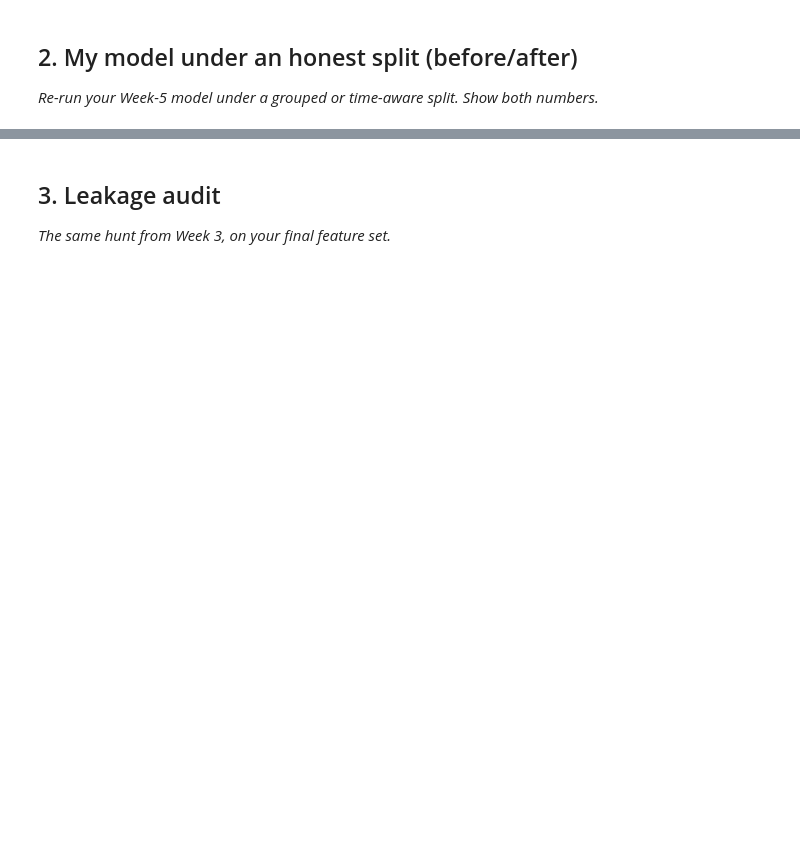
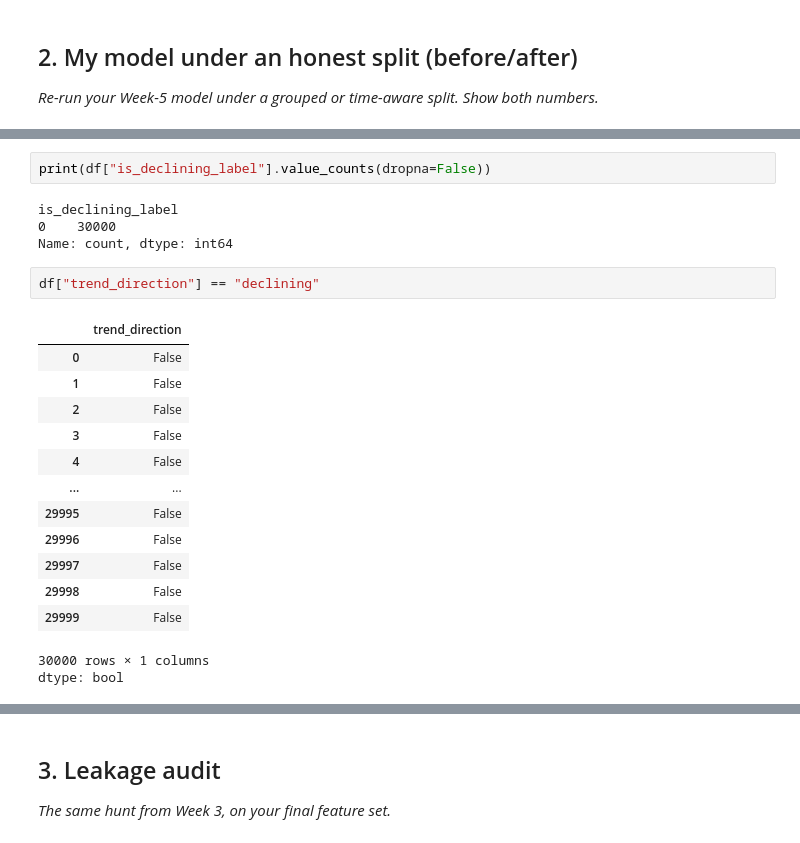
Before and after one commit to dee0742/ML-FlyRank-Task, a Jupyter notebook: work/notebooks/w06_validation_audit.ipynb, the cells around one changed output, grey strips where cells are left out. Cells and saved outputs as stored; diff of their text form; blank space fills up the shorter version.

```diff
--- a/work/notebooks/w06_validation_audit.ipynb
+++ b/work/notebooks/w06_validation_audit.ipynb
@@ -22,0 +175,23 @@ This skeleton is yours to fill. Work the sections **in order** — each one has
+# %%
+print(df["is_declining_label"].value_counts(dropna=False))
+# %% [output]
+is_declining_label
+0    30000
+Name: count, dtype: int64
+# %%
+df["trend_direction"] == "declining"
+# %% [output]
+|  | trend_direction |
+| 0 | False |
+| 1 | False |
+| 2 | False |
+| 3 | False |
+| 4 | False |
+| ... | ... |
+| 29995 | False |
+| 29996 | False |
+| 29997 | False |
+| 29998 | False |
+| 29999 | False |
+30000 rows × 1 columns
+dtype: bool
```
Also changed, not shown: parts of 26 cells of this notebook.
